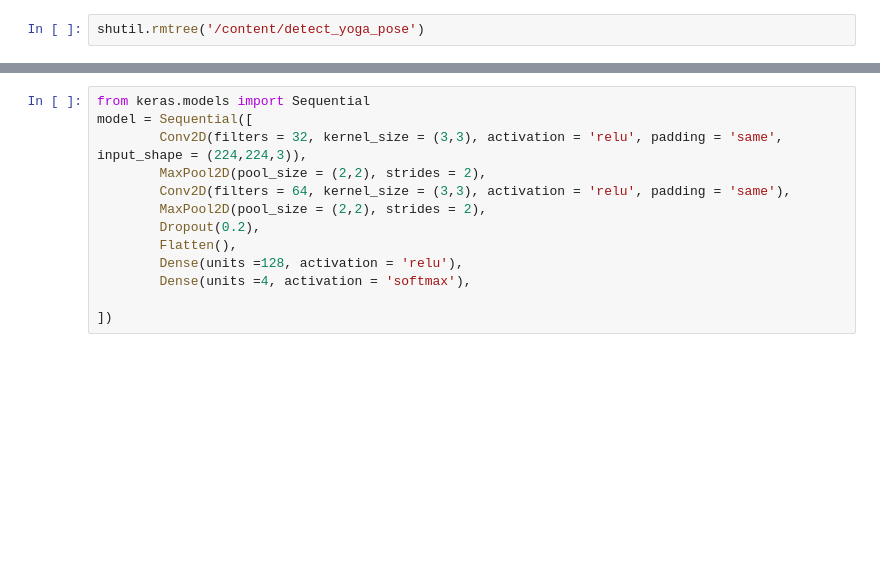
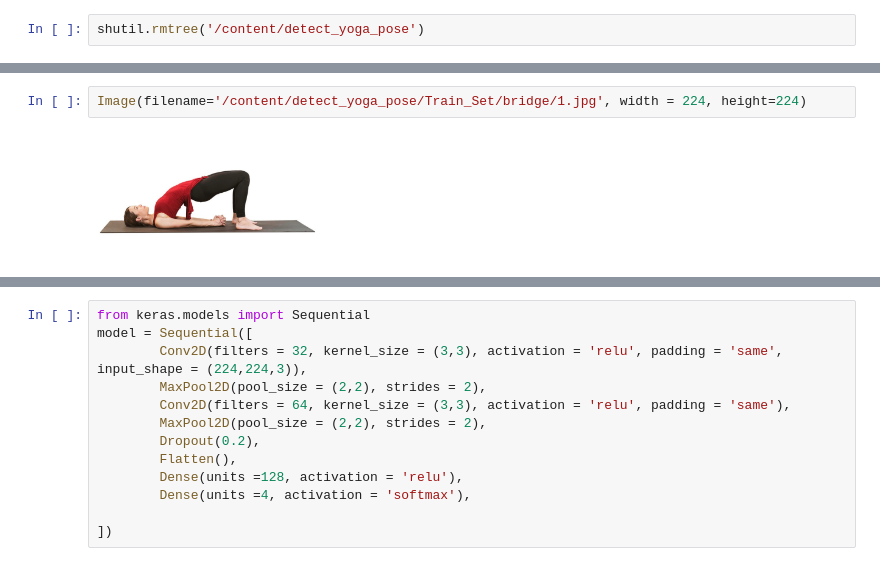
Before and after one commit to nmshafie1993/detect_yoga_pose, a Jupyter notebook: Yoga_pose_image_classification.ipynb, the cells around one changed output, grey strips where cells are left out. Drawn from its saved outputs; the diff is of its cells as text; blank space fills up the shorter version.

```diff
--- a/Yoga_pose_image_classification.ipynb
+++ b/Yoga_pose_image_classification.ipynb
@@ -32,0 +36,4 @@ Resolving deltas: 100% (170/170), done.
+# %%
+Image(filename='/content/detect_yoga_pose/Train_Set/bridge/1.jpg', width = 224, height=224)
+# %% [output]
+[figure, added]
```
Also changed, not shown: parts of 17 cells of this notebook.
